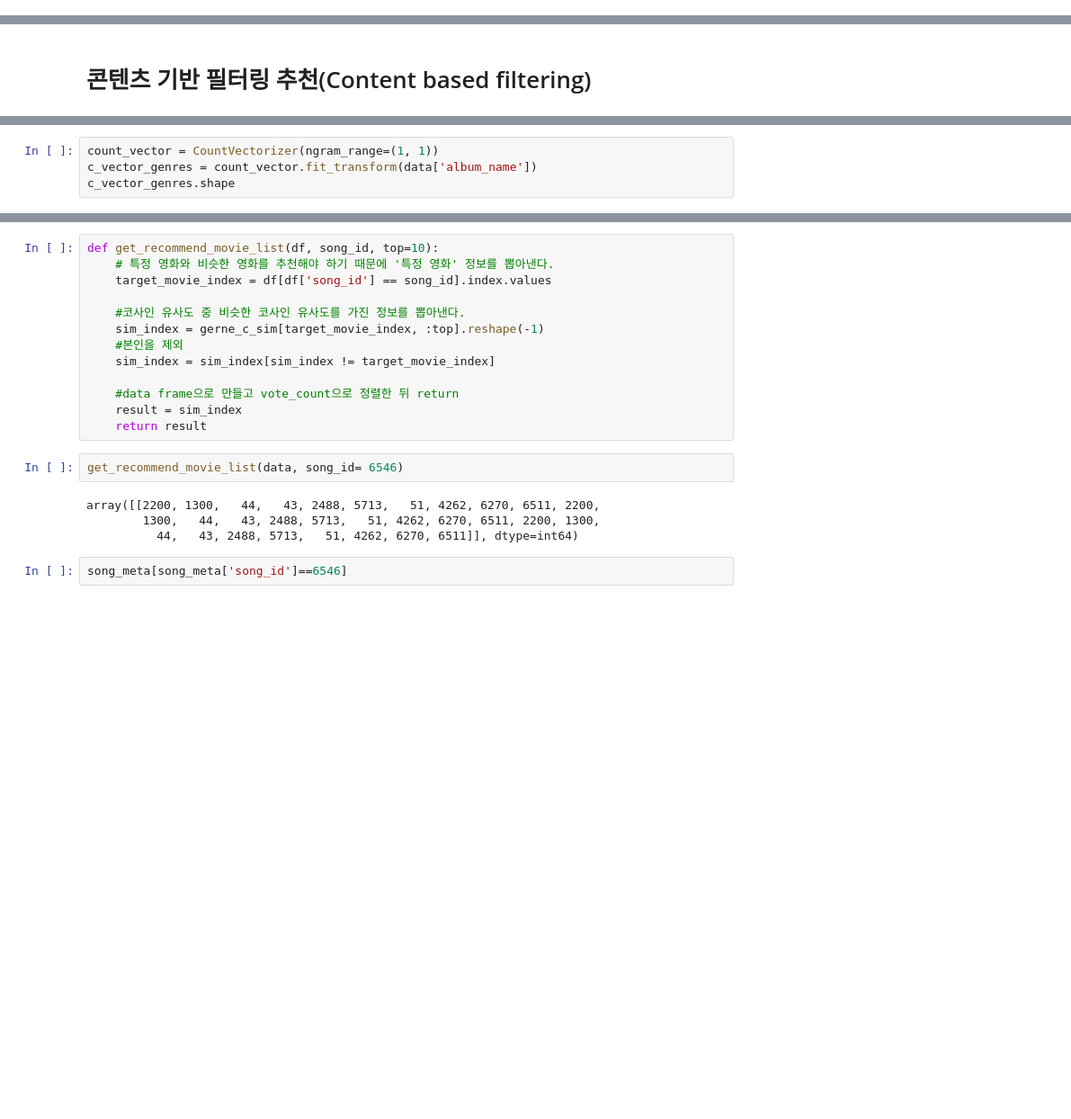
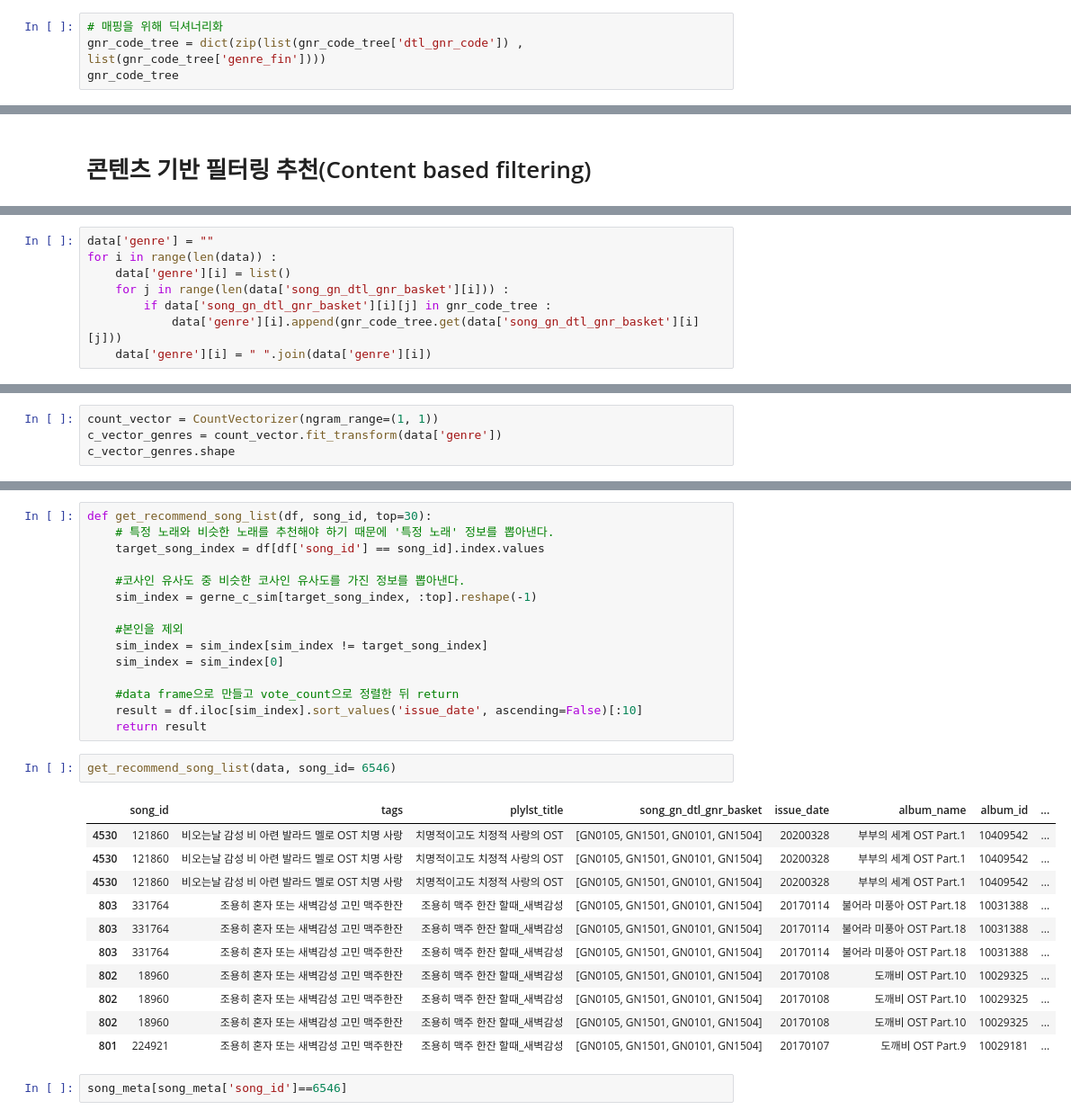
Before and after one commit to dhdcjswo/recommendation_project, a Jupyter notebook: arena_contents based filtering.ipynb, the cells around one changed output, grey strips where cells are left out. Shown: that part at 90% size. Drawn from its saved outputs; the diff is of its cells as text; blank space fills up the shorter version.

```diff
--- a/arena_contents based filtering.ipynb
+++ b/arena_contents based filtering.ipynb
@@ -42,0 +79,4 @@ gnr_code_tree = pd.merge(gnr_code, dtl_gnr_code, how = 'left', on = 'join_code')
+# %%
+# 매핑을 위해 딕셔너리화
+gnr_code_tree = dict(zip(list(gnr_code_tree['dtl_gnr_code']) , list(gnr_code_tree['genre_fin'])))
+gnr_code_tree
@@ -93,0 +152,8 @@ data
+# %%
+data['genre'] = ""
+for i in range(len(data)) :
+    data['genre'][i] = list()
+    for j in range(len(data['song_gn_dtl_gnr_basket'][i])) :
+        if data['song_gn_dtl_gnr_basket'][i][j] in gnr_code_tree :
+            data['genre'][i].append(gnr_code_tree.get(data['song_gn_dtl_gnr_basket'][i][j]))
+    data['genre'][i] = " ".join(data['genre'][i])
@@ -94,5 +169,5 @@ data
 # %%
 count_vector = CountVectorizer(ngram_range=(1, 1))
-c_vector_genres = count_vector.fit_transform(data['album_name'])
+c_vector_genres = count_vector.fit_transform(data['genre'])
 c_vector_genres.shape
 # %% [output]
@@ -113,22 +182,32 @@ array([[   0, 3496, 4058, ..., 5350, 5351, 4018],
 # %%
-def get_recommend_movie_list(df, song_id, top=10):
-    # 특정 영화와 비슷한 영화를 추천해야 하기 때문에 '특정 영화' 정보를 뽑아낸다.
-    target_movie_index = df[df['song_id'] == song_id].index.values
+def get_recommend_song_list(df, song_id, top=30):
+    # 특정 노래와 비슷한 노래를 추천해야 하기 때문에 '특정 노래' 정보를 뽑아낸다.
+    target_song_index = df[df['song_id'] == song_id].index.values
 
     #코사인 유사도 중 비슷한 코사인 유사도를 가진 정보를 뽑아낸다.
-    sim_index = gerne_c_sim[target_movie_index, :top].reshape(-1)
+    sim_index = gerne_c_sim[target_song_index, :top].reshape(-1)
+
     #본인을 제외
-    sim_index = sim_index[sim_index != target_movie_index]
+    sim_index = sim_index[sim_index != target_song_index]
+    sim_index = sim_index[0]
 
     #data frame으로 만들고 vote_count으로 정렬한 뒤 return
-    result = sim_index
+    result = df.iloc[sim_index].sort_values('issue_date', ascending=False)[:10]
     return result
 # %%
-get_recommend_movie_list(data, song_id= 6546)
+get_recommend_song_list(data, song_id= 6546)
 # %% [output]
-array([[2200, 1300,   44,   43, 2488, 5713,   51, 4262, 6270, 6511, 2200,
-        1300,   44,   43, 2488, 5713,   51, 4262, 6270, 6511, 2200, 1300,
-          44,   43, 2488, 5713,   51, 4262, 6270, 6511]], dtype=int64)
+|  | song_id | tags | plylst_title | song_gn_dtl_gnr_basket | issue_date | album_name | album_id | ... |
+| 4530 | 121860 | 비오는날 감성 비 아련 발라드 멜로 OST 치명 사랑 | 치명적이고도 치정적 사랑의 OST | [GN0105, GN1501, GN0101, GN1504] | 20200328 | 부부의 세계 OST Part.1 | 10409542 | ... |
+| 4530 | 121860 | 비오는날 감성 비 아련 발라드 멜로 OST 치명 사랑 | 치명적이고도 치정적 사랑의 OST | [GN0105, GN1501, GN0101, GN1504] | 20200328 | 부부의 세계 OST Part.1 | 10409542 | ... |
+| 4530 | 121860 | 비오는날 감성 비 아련 발라드 멜로 OST 치명 사랑 | 치명적이고도 치정적 사랑의 OST | [GN0105, GN1501, GN0101, GN1504] | 20200328 | 부부의 세계 OST Part.1 | 10409542 | ... |
+| 803 | 331764 | 조용히 혼자 또는 새벽감성 고민 맥주한잔 | 조용히 맥주 한잔 할때_새벽감성 | [GN0105, GN1501, GN0101, GN1504] | 20170114 | 불어라 미풍아 OST Part.18 | 10031388 | ... |
+| 803 | 331764 | 조용히 혼자 또는 새벽감성 고민 맥주한잔 | 조용히 맥주 한잔 할때_새벽감성 | [GN0105, GN1501, GN0101, GN1504] | 20170114 | 불어라 미풍아 OST Part.18 | 10031388 | ... |
+| 803 | 331764 | 조용히 혼자 또는 새벽감성 고민 맥주한잔 | 조용히 맥주 한잔 할때_새벽감성 | [GN0105, GN1501, GN0101, GN1504] | 20170114 | 불어라 미풍아 OST Part.18 | 10031388 | ... |
+| 802 | 18960 | 조용히 혼자 또는 새벽감성 고민 맥주한잔 | 조용히 맥주 한잔 할때_새벽감성 | [GN0105, GN1501, GN0101, GN1504] | 20170108 | 도깨비 OST Part.10 | 10029325 | ... |
+| 802 | 18960 | 조용히 혼자 또는 새벽감성 고민 맥주한잔 | 조용히 맥주 한잔 할때_새벽감성 | [GN0105, GN1501, GN0101, GN1504] | 20170108 | 도깨비 OST Part.10 | 10029325 | ... |
+| 802 | 18960 | 조용히 혼자 또는 새벽감성 고민 맥주한잔 | 조용히 맥주 한잔 할때_새벽감성 | [GN0105, GN1501, GN0101, GN1504] | 20170108 | 도깨비 OST Part.10 | 10029325 | ... |
+| 801 | 224921 | 조용히 혼자 또는 새벽감성 고민 맥주한잔 | 조용히 맥주 한잔 할때_새벽감성 | [GN0105, GN1501, GN0101, GN1504] | 20170107 | 도깨비 OST Part.9 | 10029181 | ... |
 # %%
 song_meta[song_meta['song_id']==6546]
 # %% [output]
```
Also changed, not shown: parts of 20 cells of this notebook.
